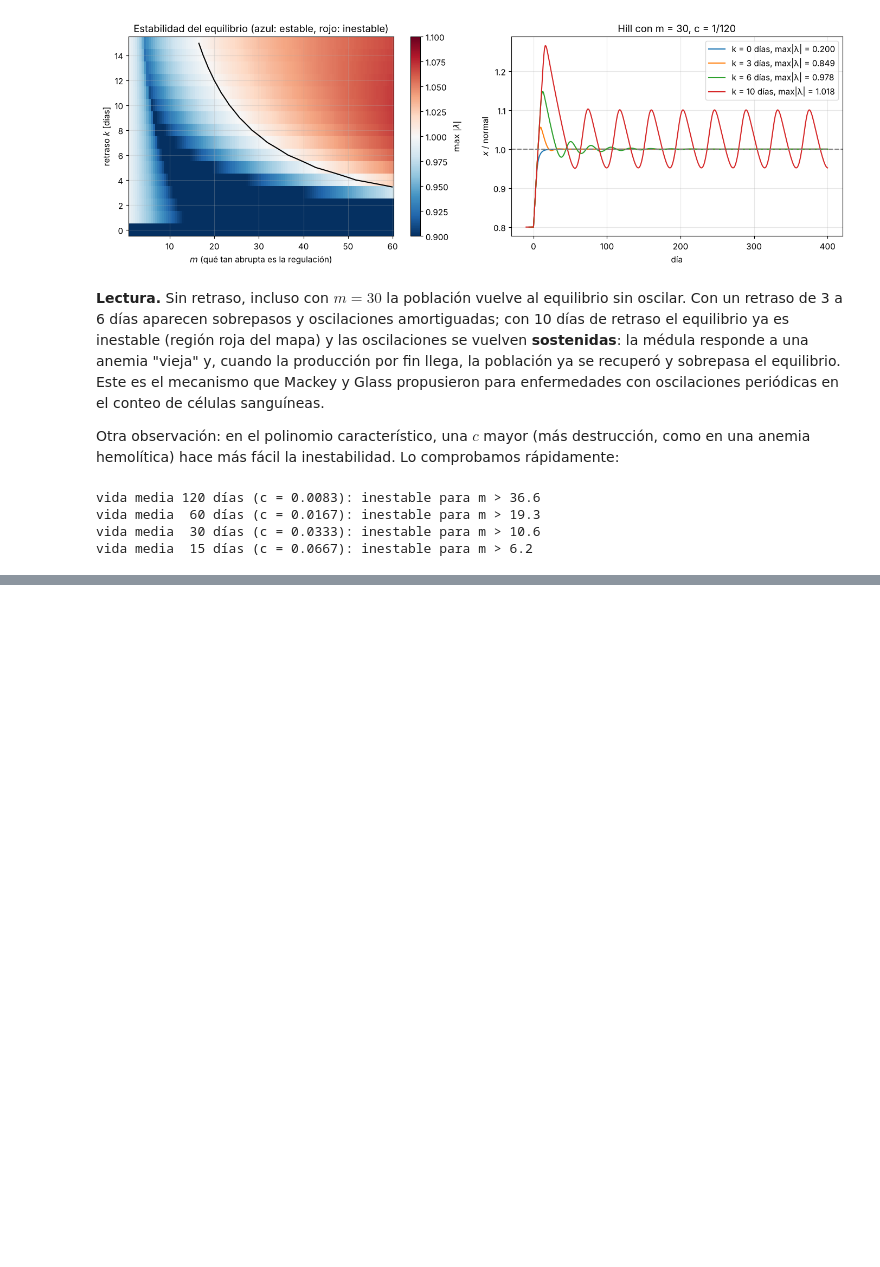
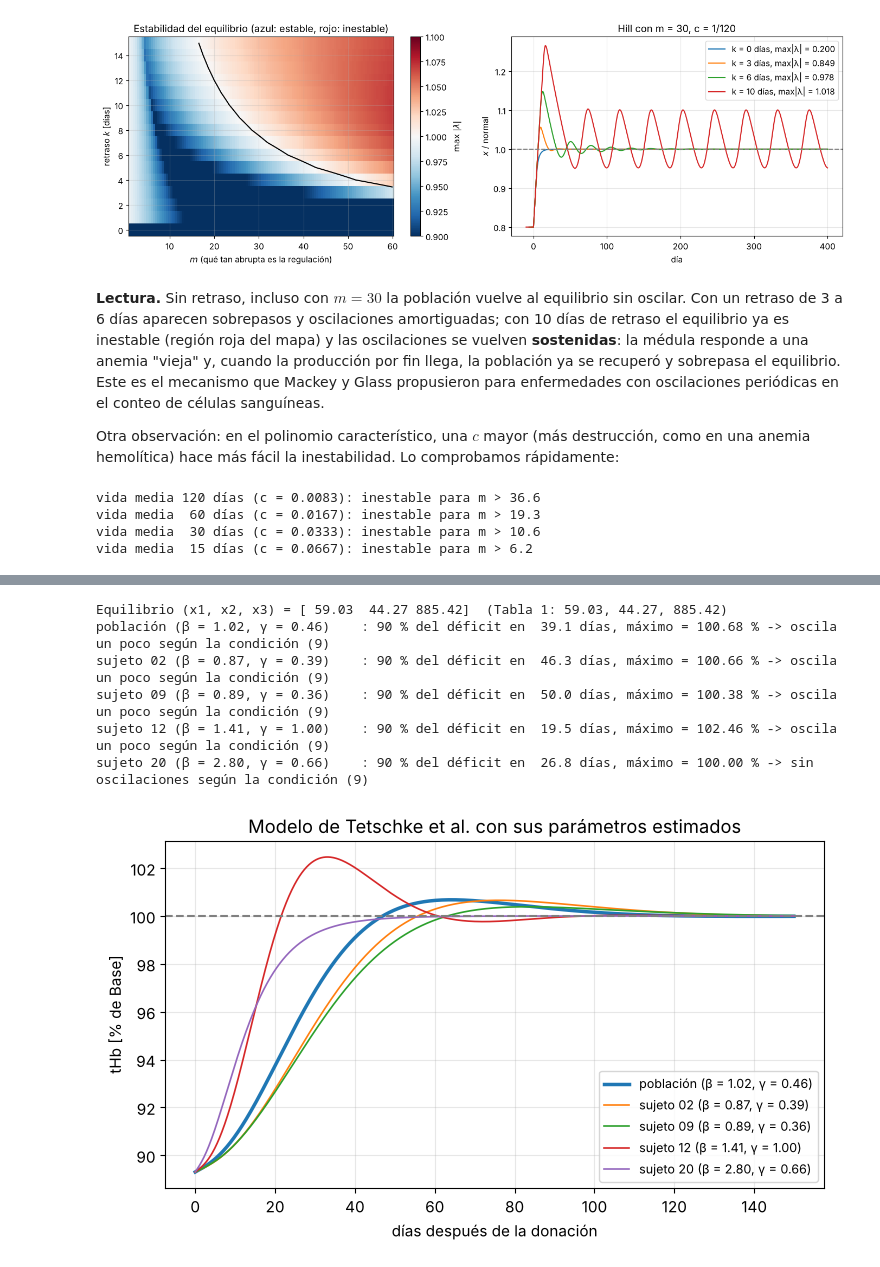
Before and after one commit to uncrayon/biologia-matematica, a Jupyter notebook: _notebooks/mp1-p2-globulos-rojos.ipynb, the cells around one changed output, grey strips where cells are left out. Drawn from its saved outputs; the diff is of its cells as text; code cells hidden in the pictures; blank space fills up the shorter version.

```diff
--- a/_notebooks/mp1-p2-globulos-rojos.ipynb
+++ b/_notebooks/mp1-p2-globulos-rojos.ipynb
@@ -482,0 +423,69 @@ max|λ| con retraso de 6 días = 0.9349
+# %%
+# ============================================================
+# El modelo de Tetschke et al. (2018) con sus parámetros
+# ============================================================
+from scipy.integrate import solve_ivp
+
+K1, K2, ALFA = 1 / 8, 1 / 6, 1 / 120   # tasas de tránsito y de muerte (por día), Tabla 1
+# (En la Tabla 1 del artículo alpha aparece con signo negativo; en las ecuaciones (1)
+#  es claramente la tasa de muerte positiva 1/120, que es la que usamos.)
+BASE = 885.42                           # tHb normal del sujeto ejemplo de la Tabla 1 (g)
+X0 = ALFA * BASE                        # flujo de entrada que hace de Base un equilibrio
+
+
+def tetschke(t, x, beta, gamma):
+    """Lado derecho de las ecuaciones (1) del artículo."""
+    x1, x2, x3 = x
+    Fb = gamma * (BASE - x3) / BASE     # retroalimentación lineal (ecuación 2)
+    return [beta * (X0 - K1 * x1) + Fb * x1,
+            beta * (K1 * x1 - K2 * x2),
+            beta * (K2 * x2 - ALFA * x3)]
+
+
+equilibrio = np.array([ALFA / K1, ALFA / K2, 1.0]) * BASE      # ecuación (3)
+print("Equilibrio (x1, x2, x3) =", np.round(equilibrio, 2), " (Tabla 1: 59.03, 44.27, 885.42)")
+
+# Donación de sangre: en t = 0 se pierde ~10.7 % de x3 (en el artículo, de 885 a ~790 g);
+# la médula (x1, x2) no cambia en ese instante.
+PERDIDA = 0.107
+
+
+def recuperacion(beta, gamma, T=150):
+    """Integra el modelo después de la donación. Regresa t y x3 / Base."""
+    x_ini = equilibrio * np.array([1, 1, 1 - PERDIDA])
+    sol = solve_ivp(tetschke, (0, T), x_ini, args=(beta, gamma), max_step=0.1, dense_output=True)
+    t = np.linspace(0, T, 1501)
+    return t, sol.sol(t)[2] / BASE
+
+
+def dias_90(t, y):
+    """Días hasta recuperar el 90 % del déficit."""
+    return t[np.argmax(y >= 1 - 0.1 * PERDIDA)]
+
+
+fig, ax = plt.subplots(figsize=(8.5, 4.5))
+casos = [(1.02, 0.46, "población (β = 1.02, γ = 0.46)"),
+         (0.867, 0.388, "sujeto 02 (β = 0.87, γ = 0.39)"),
+         (0.891, 0.356, "sujeto 09 (β = 0.89, γ = 0.36)"),
+         (1.409, 1.003, "sujeto 12 (β = 1.41, γ = 1.00)"),
+         (2.798, 0.661, "sujeto 20 (β = 2.80, γ = 0.66)")]
+for beta, gamma, etiqueta in casos:
+    t, y = recuperacion(beta, gamma)
+    ax.plot(t, 100 * y, lw=2.5 if "población" in etiqueta else 1.2, label=etiqueta)
+    sin_osc = gamma <= 0.263 * beta - 0.0003
+    print(f"{etiqueta:34s}: 90 % del déficit en {dias_90(t, y):5.1f} días, máximo = {100 * y.max():.2f} %"
+          f" -> {'sin oscilaciones' if sin_osc else 'oscila un poco'} según la condición (9)")
+ax.axhline(100, color="gray", ls="--")
+ax.set_xlabel("días después de la donación")
+ax.set_ylabel("tHb [% de Base]")
+ax.set_title("Modelo de Tetschke et al. con sus parámetros estimados")
+ax.legend(fontsize=9)
+plt.show()
+# %% [output]
+Equilibrio (x1, x2, x3) = [ 59.03  44.27 885.42]  (Tabla 1: 59.03, 44.27, 885.42)
+población (β = 1.02, γ = 0.46)    : 90 % del déficit en  39.1 días, máximo = 100.68 % -> oscila un poco según la condición (9)
+sujeto 02 (β = 0.87, γ = 0.39)    : 90 % del déficit en  46.3 días, máximo = 100.66 % -> oscila un poco según la condición (9)
+sujeto 09 (β = 0.89, γ = 0.36)    : 90 % del déficit en  50.0 días, máximo = 100.38 % -> oscila un poco según la condición (9)
+sujeto 12 (β = 1.41, γ = 1.00)    : 90 % del déficit en  19.5 días, máximo = 102.46 % -> oscila un poco según la condición (9)
+sujeto 20 (β = 2.80, γ = 0.66)    : 90 % del déficit en  26.8 días, máximo = 100.00 % -> sin oscilaciones según la condición (9)
+[figure, added]
```
Also changed, not shown: parts of 11 cells of this notebook, 5 other files.
